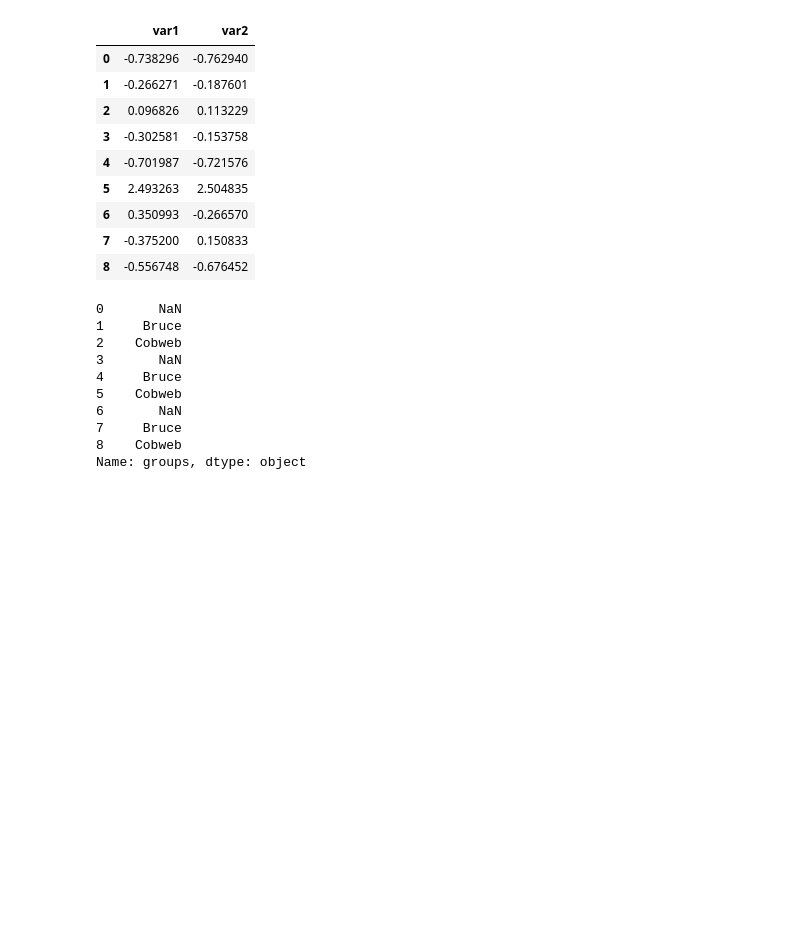
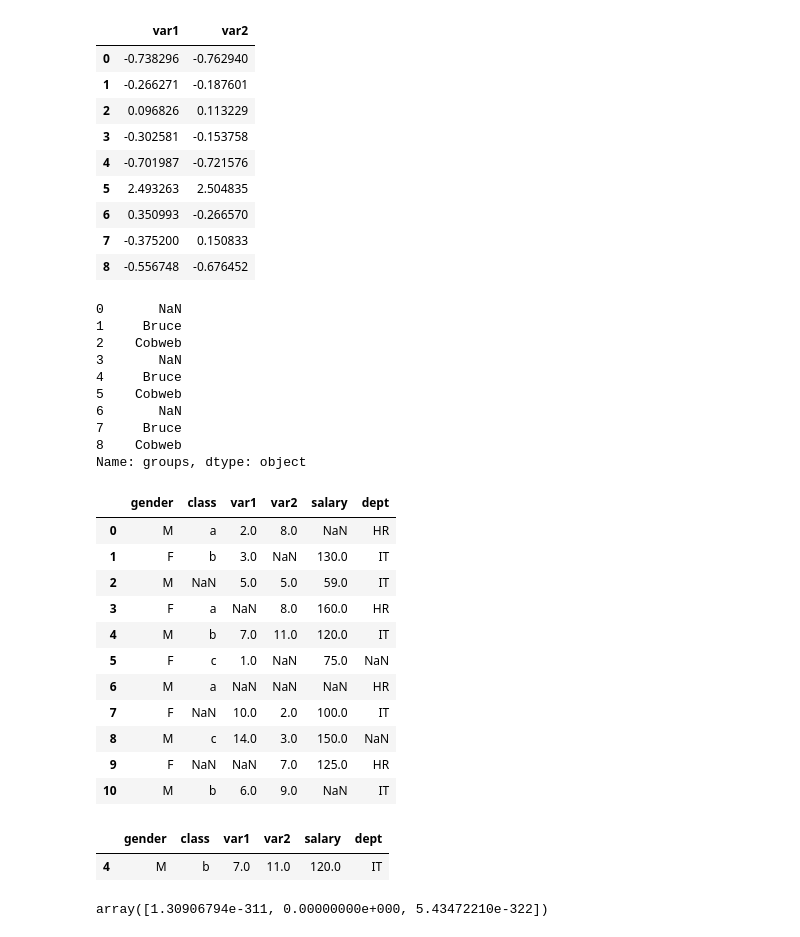
Before and after one commit to MevlutYildiz77/Numpy, a Jupyter notebook: numpy_in_class.ipynb, the cells around one changed output. Cells and saved outputs as stored; diff of their text form; code cells hidden in the pictures; blank space fills up the shorter version.

```diff
--- a/numpy_in_class.ipynb
+++ b/numpy_in_class.ipynb
@@ -1420,0 +1425,37 @@ labelencoder
+# %%
+gender=["M","F","M","F","M","F","M","F","M","F","M"]
+clas = ["a","b",np.nan,"a","b","c","a",np.nan,"c",np.nan,"b"]
+V1 = np.array([2,3,5,np.NaN,7,1,np.NaN,10,14,np.nan,6])
+V2 = np.array([8,np.NaN,5,8,11,np.NaN,np.NaN,2,3,7,9])
+V3 = np.array([np.NaN,130,59,160,120,75,np.NaN,100,150,125,np.nan])
+dept = ["HR","IT","IT","HR","IT",np.nan,"HR","IT",np.nan,"HR","IT"]
+df = pd.DataFrame({
+         "gender": gender,
+          "class": clas,
+          "var1" : V1,
+          "var2" : V2,
+         "salary": V3,
+         "dept"  : dept   })
+df
+# %% [output]
+|  | gender | class | var1 | var2 | salary | dept |
+| 0 | M | a | 2.0 | 8.0 | NaN | HR |
+| 1 | F | b | 3.0 | NaN | 130.0 | IT |
+| 2 | M | NaN | 5.0 | 5.0 | 59.0 | IT |
+| 3 | F | a | NaN | 8.0 | 160.0 | HR |
+| 4 | M | b | 7.0 | 11.0 | 120.0 | IT |
+| 5 | F | c | 1.0 | NaN | 75.0 | NaN |
+| 6 | M | a | NaN | NaN | NaN | HR |
+| 7 | F | NaN | 10.0 | 2.0 | 100.0 | IT |
+| 8 | M | c | 14.0 | 3.0 | 150.0 | NaN |
+| 9 | F | NaN | NaN | 7.0 | 125.0 | HR |
+| 10 | M | b | 6.0 | 9.0 | NaN | IT |
+# %%
+df.dropna()
+# %% [output]
+|  | gender | class | var1 | var2 | salary | dept |
+| 4 | M | b | 7.0 | 11.0 | 120.0 | IT |
+# %%
+np.empty(3)
+# %% [output]
+array([1.30906794e-311, 0.00000000e+000, 5.43472210e-322])
```
Also changed, not shown: parts of 25 cells of this notebook.
